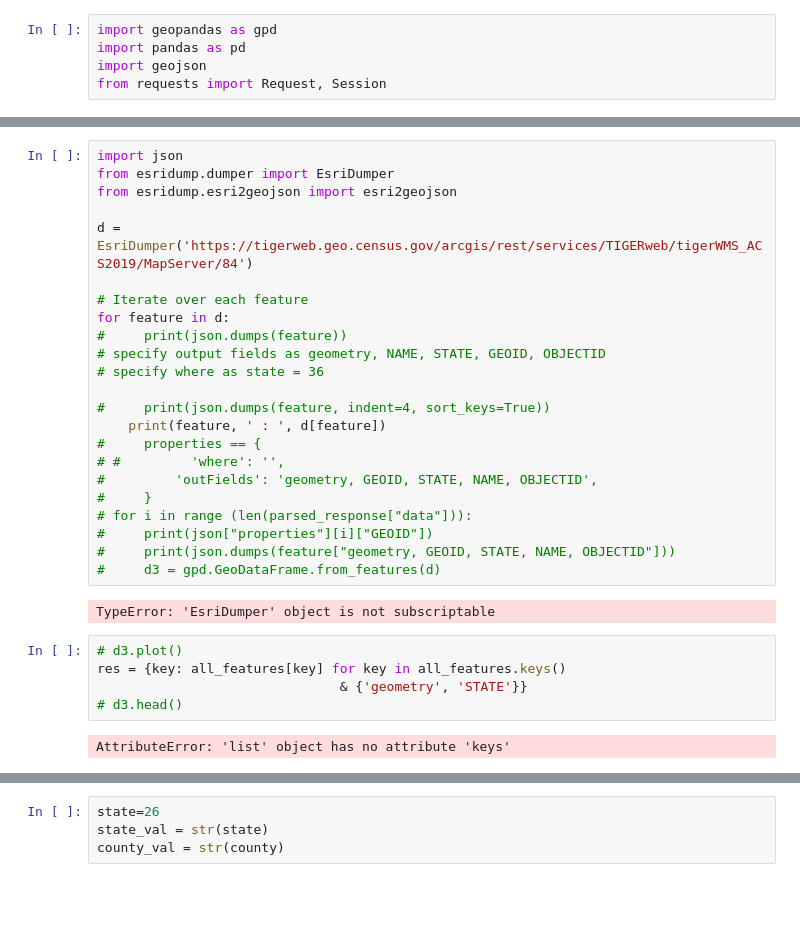
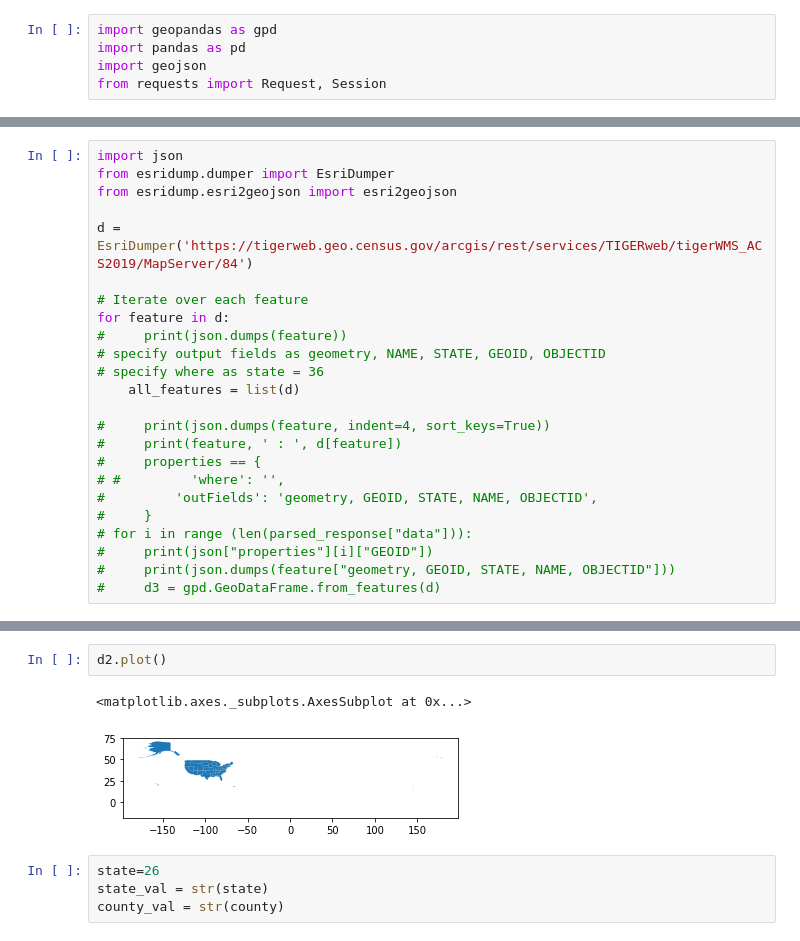
Before and after one commit to tolaoniyangi/capstone, a Jupyter notebook: import census geographies.ipynb, the cells around one changed output, grey strips where cells are left out. Drawn from its saved outputs; the diff is of its cells as text; blank space fills up the shorter version.

```diff
--- a/import census geographies.ipynb
+++ b/import census geographies.ipynb
@@ -18,9 +131,10 @@ for feature in d:
 #     print(json.dumps(feature))
 # specify output fields as geometry, NAME, STATE, GEOID, OBJECTID
 # specify where as state = 36
+    all_features = list(d)
 
 #     print(json.dumps(feature, indent=4, sort_keys=True))
-    print(feature, ' : ', d[feature])
+#     print(feature, ' : ', d[feature])
 #     properties == {
 # #         'where': '',
 #         'outFields': 'geometry, GEOID, STATE, NAME, OBJECTID',
@@ -29,15 +143,6 @@ for feature in d:
 #     print(json["properties"][i]["GEOID"])
 #     print(json.dumps(feature["geometry, GEOID, STATE, NAME, OBJECTID"]))
 #     d3 = gpd.GeoDataFrame.from_features(d)
-# %% [output]
-TypeError: 'EsriDumper' object is not subscriptable
-# %%
-# d3.plot()
-res = {key: all_features[key] for key in all_features.keys()
-                               & {'geometry', 'STATE'}}
-# d3.head()
-# %% [output]
-AttributeError: 'list' object has no attribute 'keys'
 # %%
 # Or get all features in one list
 all_features = list(d)
@@ -51,6 +156,11 @@ d2.head()
 | 2 | POLYGON ((-91.18529 40.63780, -91... | G4000 | 27459100360203 | 17 | 17 | 01779784 | Illinois | Illinois | 00 | A | 143779846608 | ... |
 | 3 | POLYGON ((-96.78438 46.63050, -96... | G4000 | 27459186175787 | 27 | 27 | 00662849 | Minnesota | Minnesota | 00 | A | 206231744272 | ... |
 | 4 | POLYGON ((-77.45881 39.22027, -77... | G4000 | 27459140608205 | 24 | 24 | 01714934 | Maryland | Maryland | 00 | A | 25151854722 | ... |
+# %%
+d2.plot()
+# %% [output]
+<matplotlib.axes._subplots.AxesSubplot at 0x...>
+[figure, added]
 # %%
 state=26
 state_val = str(state)
```
Also changed, not shown: parts of 7 cells of this notebook, 1 other file.
